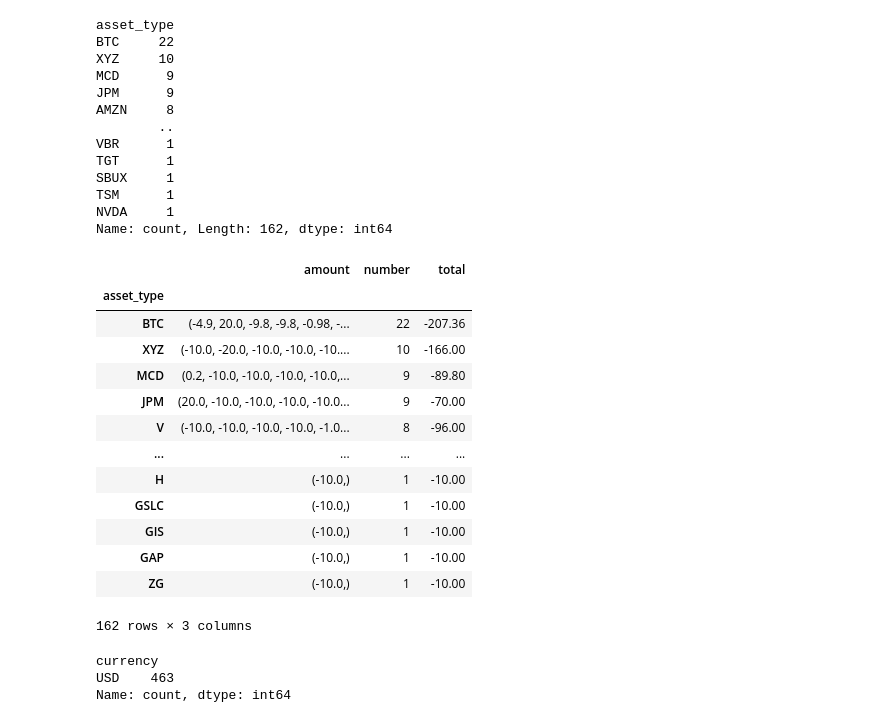
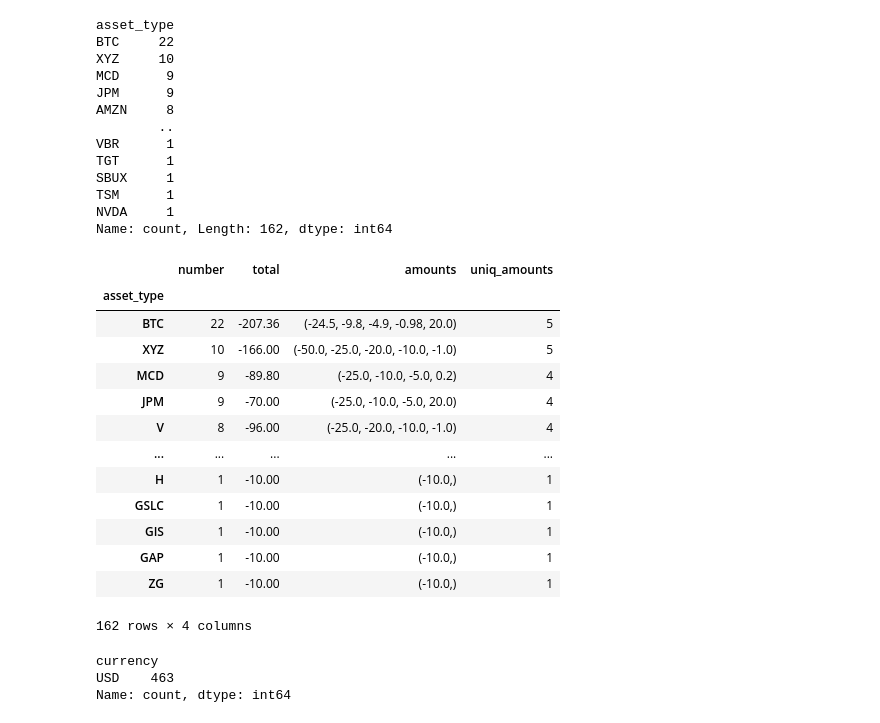
Before and after one commit to matthagy/cashapp_analysis, a Jupyter notebook: scratch0.ipynb, the cells around one changed output. Drawn from its saved outputs; the diff is of its cells as text; code cells hidden in the pictures.

```diff
--- a/scratch0.ipynb
+++ b/scratch0.ipynb
@@ -130,28 +130,31 @@ Name: count, Length: 162, dtype: int64
 # %%
 (data
  .groupby('asset_type')
  ['amount']
  .apply(tuple)
  .to_frame()
  .assign(number=lambda df: df['amount'].apply(len))
  .assign(total=lambda df: df['amount'].apply(sum))
+ .assign(amounts=lambda df: df['amount'].apply(frozenset).apply(sorted).apply(tuple))
+ .drop(columns=['amount'])
+ .assign(uniq_amounts=lambda df: df['amounts'].apply(len))
  .sort_values(by='number', ascending=False)
  )
 # %% [output]
-|  | amount | number | total |
-| asset_type |  |  |  |
-| BTC | (-4.9, 20.0, -9.8, -9.8, -0.98, -... | 22 | -207.36 |
-| XYZ | (-10.0, -20.0, -10.0, -10.0, -10.... | 10 | -166.00 |
-| MCD | (0.2, -10.0, -10.0, -10.0, -10.0,... | 9 | -89.80 |
-| JPM | (20.0, -10.0, -10.0, -10.0, -10.0... | 9 | -70.00 |
-| V | (-10.0, -10.0, -10.0, -10.0, -1.0... | 8 | -96.00 |
-| ... | ... | ... | ... |
-| H | (-10.0,) | 1 | -10.00 |
-| GSLC | (-10.0,) | 1 | -10.00 |
-| GIS | (-10.0,) | 1 | -10.00 |
-| GAP | (-10.0,) | 1 | -10.00 |
-| ZG | (-10.0,) | 1 | -10.00 |
+|  | number | total | amounts | uniq_amounts |
+| asset_type |  |  |  |  |
+| BTC | 22 | -207.36 | (-24.5, -9.8, -4.9, -0.98, 20.0) | 5 |
+| XYZ | 10 | -166.00 | (-50.0, -25.0, -20.0, -10.0, -1.0) | 5 |
+| MCD | 9 | -89.80 | (-25.0, -10.0, -5.0, 0.2) | 4 |
+| JPM | 9 | -70.00 | (-25.0, -10.0, -5.0, 20.0) | 4 |
+| V | 8 | -96.00 | (-25.0, -20.0, -10.0, -1.0) | 4 |
+| ... | ... | ... | ... | ... |
+| H | 1 | -10.00 | (-10.0,) | 1 |
+| GSLC | 1 | -10.00 | (-10.0,) | 1 |
+| GIS | 1 | -10.00 | (-10.0,) | 1 |
+| GAP | 1 | -10.00 | (-10.0,) | 1 |
+| ZG | 1 | -10.00 | (-10.0,) | 1 |
-162 rows × 3 columns
+162 rows × 4 columns
 # %%
 data['currency'].value_counts()
 # %% [output]
```
Also changed, not shown: parts of 6 cells of this notebook.
